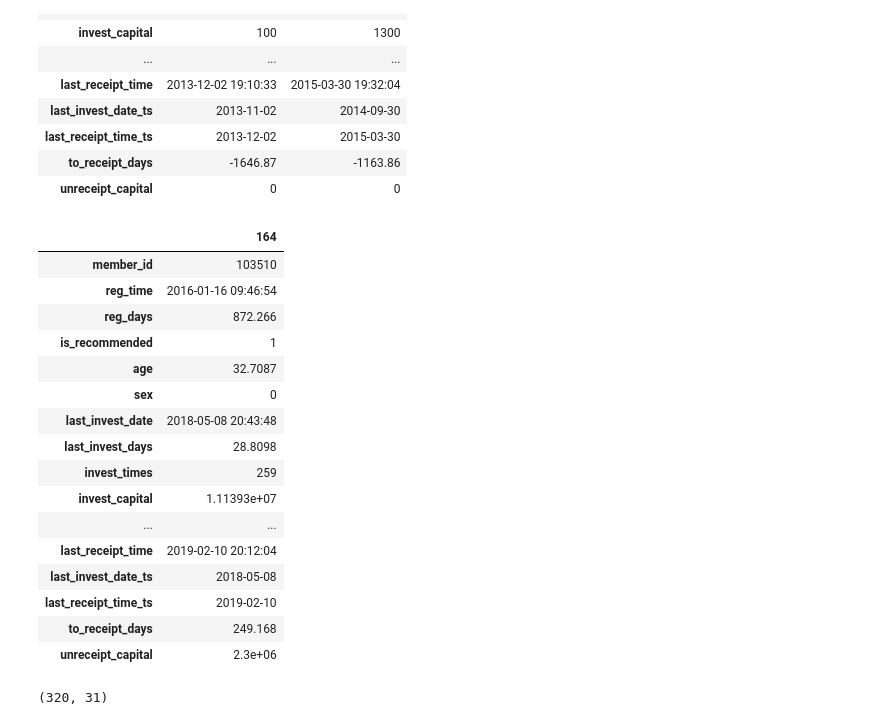
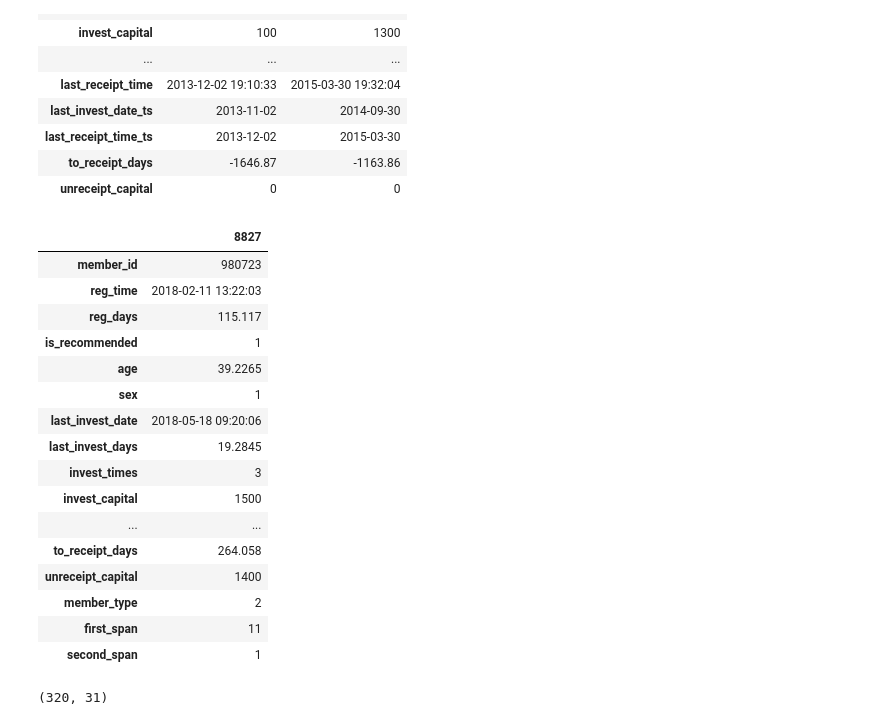
Before and after one commit to nethuad/works, a Jupyter notebook: pys/portrait/portrait.ipynb, the cells around one changed output. Saved outputs shown, nothing was run; the diff lists cells and outputs as text; code cells hidden in the pictures.

```diff
--- a/pys/portrait/portrait.ipynb
+++ b/pys/portrait/portrait.ipynb
@@ -73,25 +73,25 @@ df.head(2).T
 | to_receipt_days | -1646.87 | -1163.86 |
 | unreceipt_capital | 0 | 0 |
 # %%
-df[df.member_id==103510].T
+df[df.member_id==980723].T
 # %% [output]
-|  | 164 |
-| member_id | 103510 |
-| reg_time | 2016-01-16 09:46:54 |
-| reg_days | 872.266 |
+|  | 8827 |
+| member_id | 980723 |
+| reg_time | 2018-02-11 13:22:03 |
+| reg_days | 115.117 |
 | is_recommended | 1 |
-| age | 32.7087 |
-| sex | 0 |
-| last_invest_date | 2018-05-08 20:43:48 |
-| last_invest_days | 28.8098 |
-| invest_times | 259 |
-| invest_capital | 1.11393e+07 |
+| age | 39.2265 |
+| sex | 1 |
+| last_invest_date | 2018-05-18 09:20:06 |
+| last_invest_days | 19.2845 |
+| invest_times | 3 |
+| invest_capital | 1500 |
 | ... | ... |
-| last_receipt_time | 2019-02-10 20:12:04 |
-| last_invest_date_ts | 2018-05-08 |
-| last_receipt_time_ts | 2019-02-10 |
-| to_receipt_days | 249.168 |
-| unreceipt_capital | 2.3e+06 |
+| to_receipt_days | 264.058 |
+| unreceipt_capital | 1400 |
+| member_type | 2 |
+| first_span | 11 |
+| second_span | 1 |
 # %%
 # 最后一次投资时间的用户分布
 # %%
```
Also changed, not shown: 8 other files.
